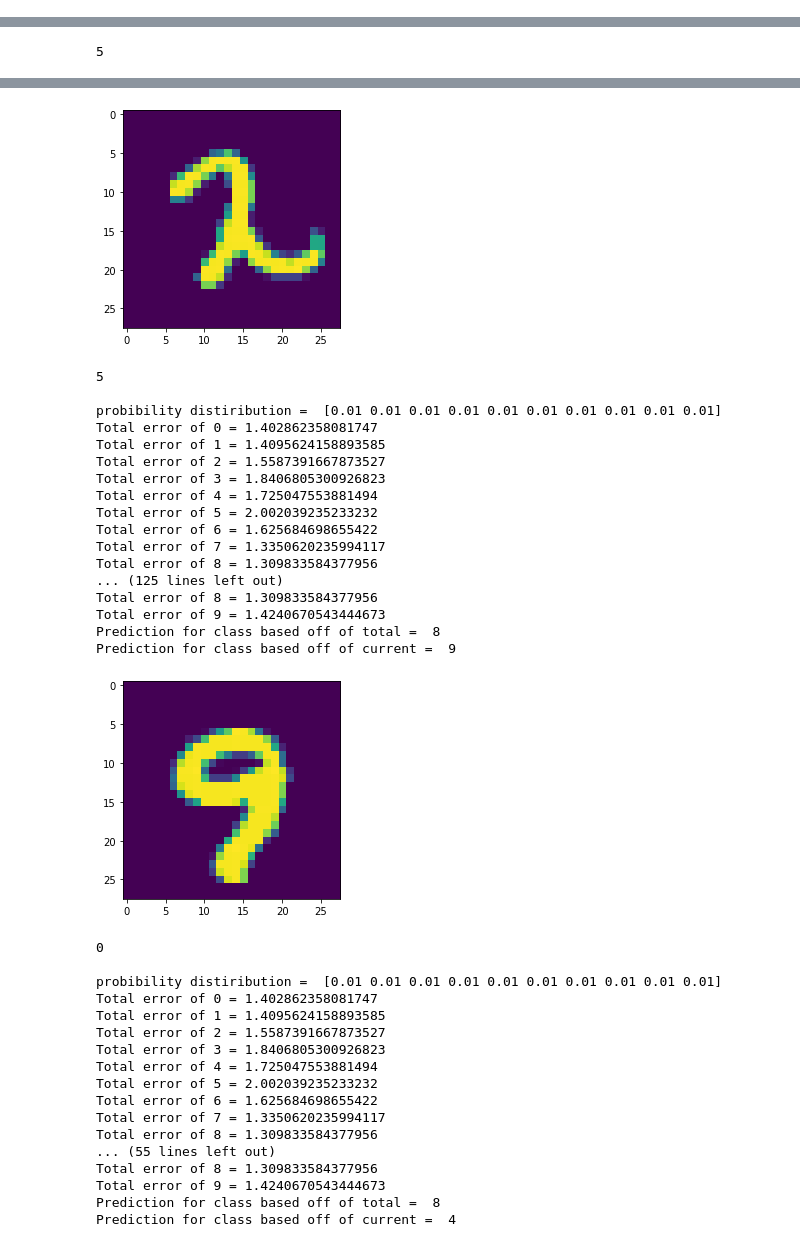
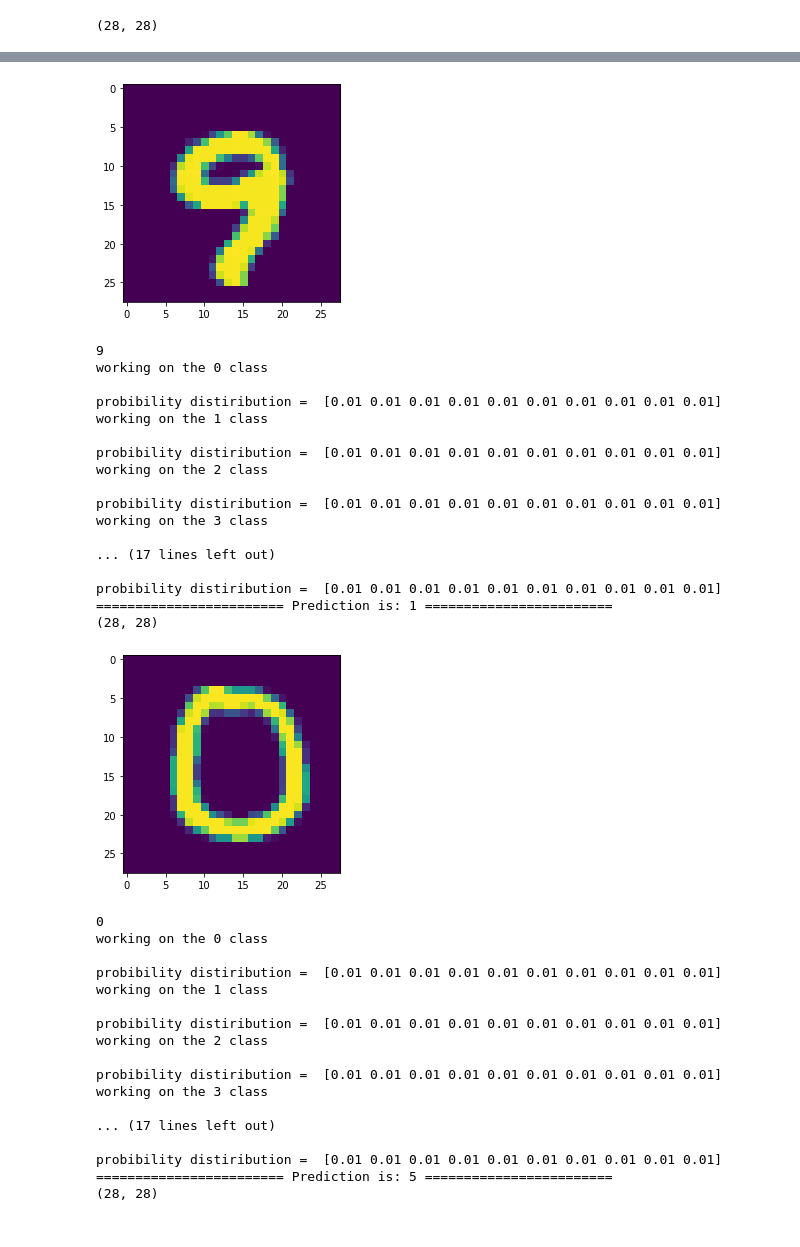
Before and after one commit to JohnCook17/Quantum_Machine_Learning, a Jupyter notebook: Supervised_learning_with_qunatum_classifier.ipynb, the cells around one changed output, grey strips where cells are left out. Drawn from its saved outputs; the diff is of its cells as text; code cells hidden in the pictures.

```diff
--- a/Supervised_learning_with_qunatum_classifier.ipynb
+++ b/Supervised_learning_with_qunatum_classifier.ipynb
@@ -563,6 +537,6 @@ Wall time: 24min 47s
 # %%
 %%time
-train.predict()
+train.predictions()
 # %% [output]
+(28, 28)
 [figure]
-5
@@ -569,36 +560,36 @@ train.predict()
-[figure, old version]
+[figure, new version]
-5
-
-probibility distiribution =  [0.01 0.01 0.01 0.01 0.01 0.01 0.01 0.01 0.01 0.01]
-Total error of 0 = 1.402862358081747
-Total error of 1 = 1.4095624158893585
-Total error of 2 = 1.5587391667873527
-Total error of 3 = 1.8406805300926823
-Total error of 4 = 1.725047553881494
-Total error of 5 = 2.002039235233232
-Total error of 6 = 1.625684698655422
-Total error of 7 = 1.3350620235994117
-Total error of 8 = 1.309833584377956
-... (125 lines left out)
-Total error of 8 = 1.309833584377956
-Total error of 9 = 1.4240670543444673
-Prediction for class based off of total =  8
-Prediction for class based off of current =  9
+9
+working on the 0 class
+
+probibility distiribution =  [0.01 0.01 0.01 0.01 0.01 0.01 0.01 0.01 0.01 0.01]
+working on the 1 class
+
+probibility distiribution =  [0.01 0.01 0.01 0.01 0.01 0.01 0.01 0.01 0.01 0.01]
+working on the 2 class
+
+probibility distiribution =  [0.01 0.01 0.01 0.01 0.01 0.01 0.01 0.01 0.01 0.01]
+working on the 3 class
+
+... (17 lines left out)
+
+probibility distiribution =  [0.01 0.01 0.01 0.01 0.01 0.01 0.01 0.01 0.01 0.01]
+======================== Prediction is: 1 ========================
+(28, 28)
-[figure, old version]
+[figure, new version]
-0
-
-probibility distiribution =  [0.01 0.01 0.01 0.01 0.01 0.01 0.01 0.01 0.01 0.01]
-Total error of 0 = 1.402862358081747
-Total error of 1 = 1.4095624158893585
-Total error of 2 = 1.5587391667873527
-Total error of 3 = 1.8406805300926823
-Total error of 4 = 1.725047553881494
-Total error of 5 = 2.002039235233232
-Total error of 6 = 1.625684698655422
-Total error of 7 = 1.3350620235994117
-Total error of 8 = 1.309833584377956
-... (55 lines left out)
-Total error of 8 = 1.309833584377956
-Total error of 9 = 1.4240670543444673
-Prediction for class based off of total =  8
-Prediction for class based off of current =  4
+0
+working on the 0 class
+
+probibility distiribution =  [0.01 0.01 0.01 0.01 0.01 0.01 0.01 0.01 0.01 0.01]
+working on the 1 class
+
+probibility distiribution =  [0.01 0.01 0.01 0.01 0.01 0.01 0.01 0.01 0.01 0.01]
+working on the 2 class
+
+probibility distiribution =  [0.01 0.01 0.01 0.01 0.01 0.01 0.01 0.01 0.01 0.01]
+working on the 3 class
+
+... (17 lines left out)
+
+probibility distiribution =  [0.01 0.01 0.01 0.01 0.01 0.01 0.01 0.01 0.01 0.01]
+======================== Prediction is: 5 ========================
+(28, 28)
```
Also changed, not shown: parts of 18 cells of this notebook.
